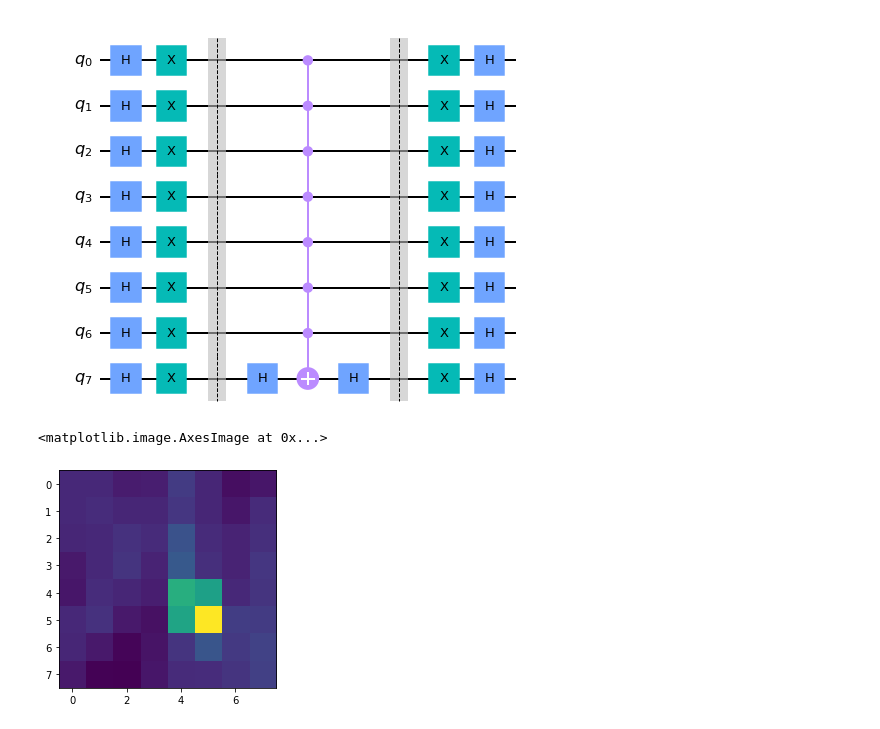
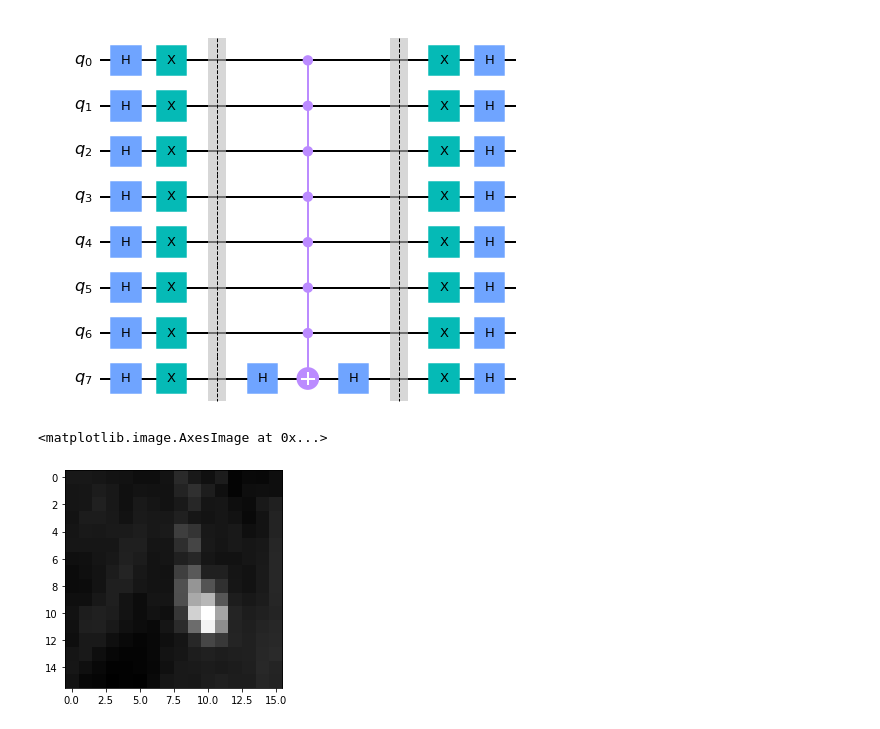
Before and after one commit to CDL-Quantum/Hackathon2021, a Jupyter notebook: SRRSA/Notebooks/Grover.ipynb, the cells around one changed output. Saved outputs shown, nothing was run; the diff lists cells and outputs as text; code cells hidden in the pictures.

```diff
--- a/SRRSA/Notebooks/Grover.ipynb
+++ b/SRRSA/Notebooks/Grover.ipynb
@@ -368,11 +368,11 @@ def phaseFlipM(testdata):
 # %%
 path=r'..\\dataset\\Others\\'
 name='P-'
-imgdata=imageResize(callImage(2,path,name),8)
+imgdata=imageResize(callImage(2,path,name),16)
 #Satellite images show Fort McMurray wildfire from space
 # %%
-plt.imshow(imgdata)
+plt.imshow(imgdata, cmap='gray')
 # %% [output]
 <matplotlib.image.AxesImage at 0x...>
-[figure, old version]
+[figure, new version]
 # %%
```
Also changed, not shown: parts of 10 cells of this notebook, 12 other files.
